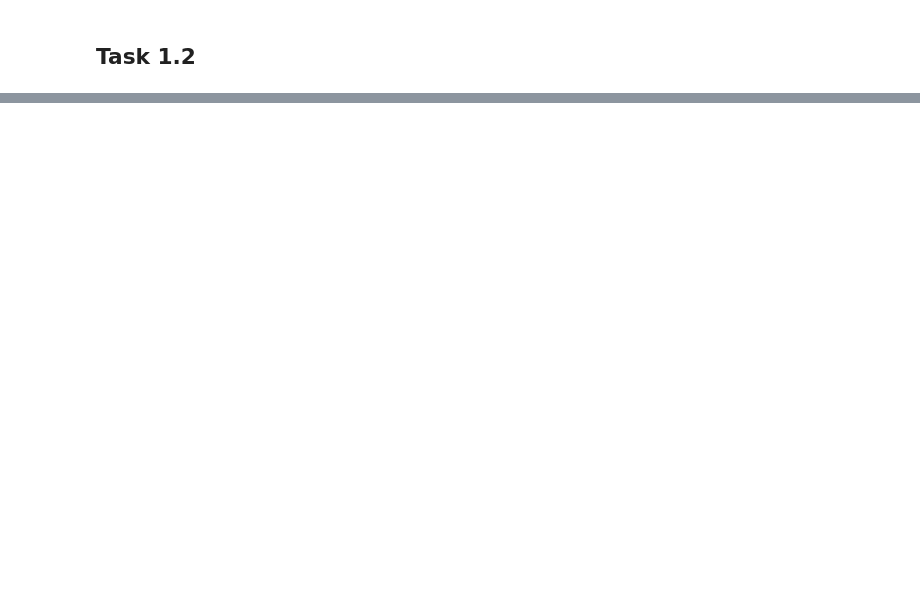
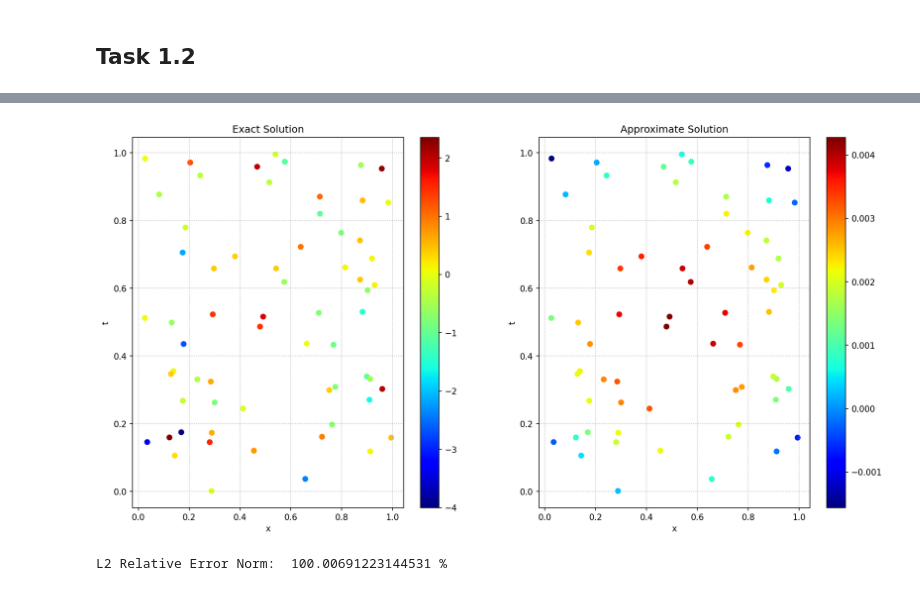
Before and after one commit to tia987/AISE, a Jupyter notebook: task_1/task_1.ipynb, the cells around one changed output, grey strips where cells are left out. Saved outputs shown, nothing was run; the diff lists cells and outputs as text; code cells hidden in the pictures; blank space fills up the shorter version.

```diff
--- a/task_1/task_1.ipynb
+++ b/task_1/task_1.ipynb
@@ -247,0 +317,5 @@ plt.legend()
+# %%
+model.plot()
+# %% [output]
+[figure, added]
+L2 Relative Error Norm:  100.00691223144531 %
```
Also changed, not shown: parts of 8 cells of this notebook.
